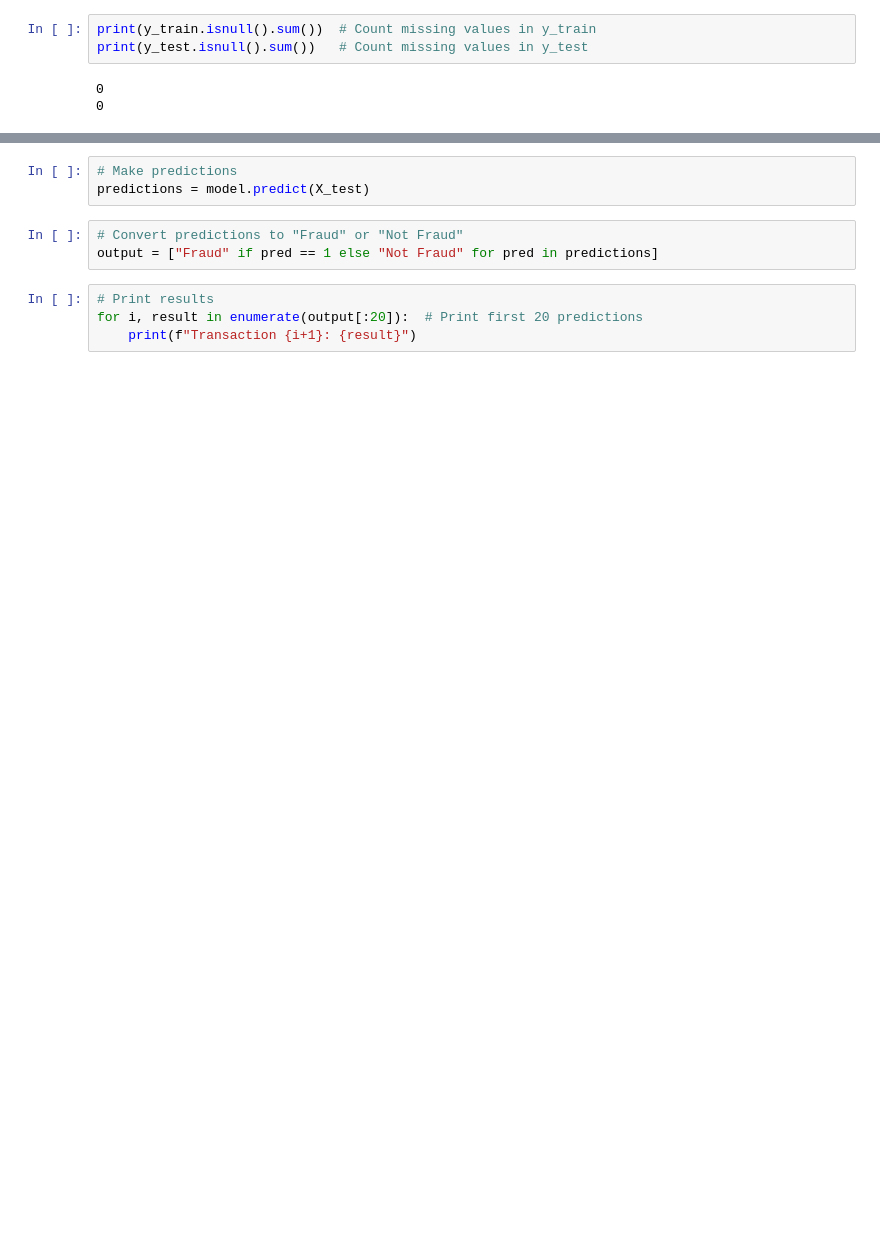
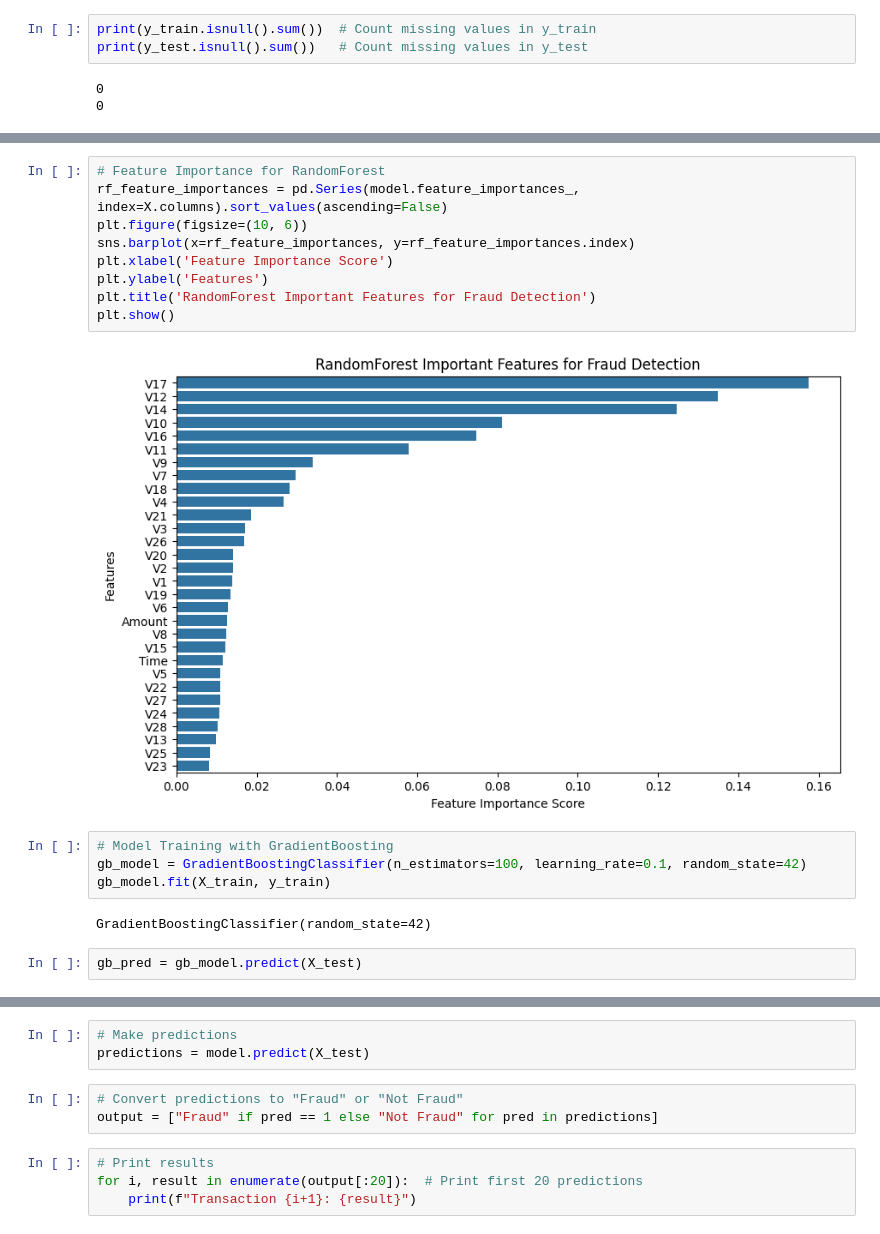
Before and after one commit to MuGrahiman/ML-Transaction-Fraud-Detection, a Jupyter notebook: FruadDetectionInTransaction.ipynb, the cells around one changed output, grey strips where cells are left out. Drawn from its saved outputs; the diff is of its cells as text; blank space fills up the shorter version.

```diff
--- a/FruadDetectionInTransaction.ipynb
+++ b/FruadDetectionInTransaction.ipynb
@@ -65,0 +76,19 @@ print(y_test.isnull().sum())   # Count missing values in y_test
+# %%
+# Feature Importance for RandomForest
+rf_feature_importances = pd.Series(model.feature_importances_, index=X.columns).sort_values(ascending=False)
+plt.figure(figsize=(10, 6))
+sns.barplot(x=rf_feature_importances, y=rf_feature_importances.index)
+plt.xlabel('Feature Importance Score')
+plt.ylabel('Features')
+plt.title('RandomForest Important Features for Fraud Detection')
+plt.show()
+# %% [output]
+[figure, added]
+# %%
+# Model Training with GradientBoosting
+gb_model = GradientBoostingClassifier(n_estimators=100, learning_rate=0.1, random_state=42)
+gb_model.fit(X_train, y_train)
+# %% [output]
+GradientBoostingClassifier(random_state=42)
+# %%
+gb_pred = gb_model.predict(X_test)
```
Also changed, not shown: parts of 19 cells of this notebook.
